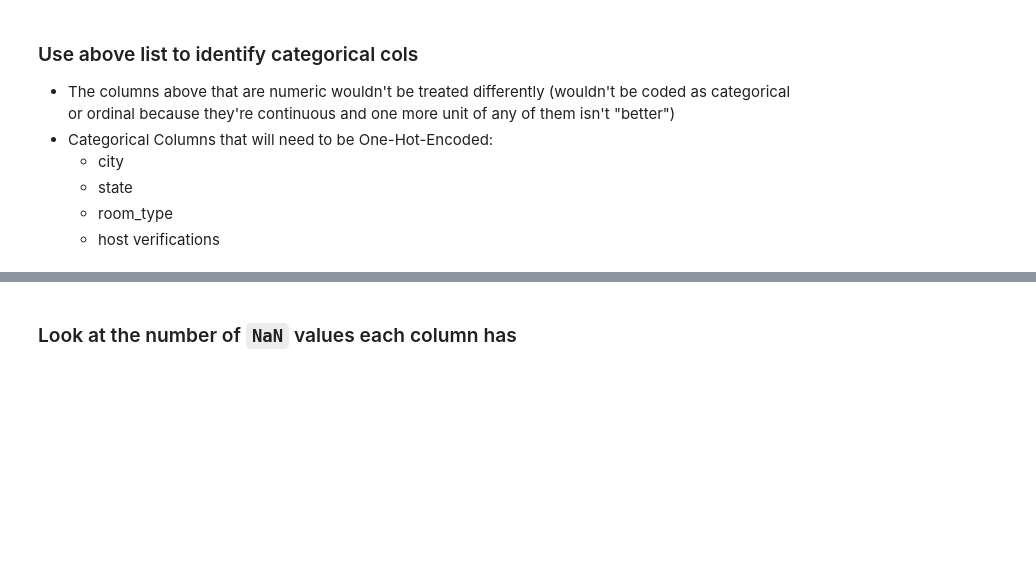
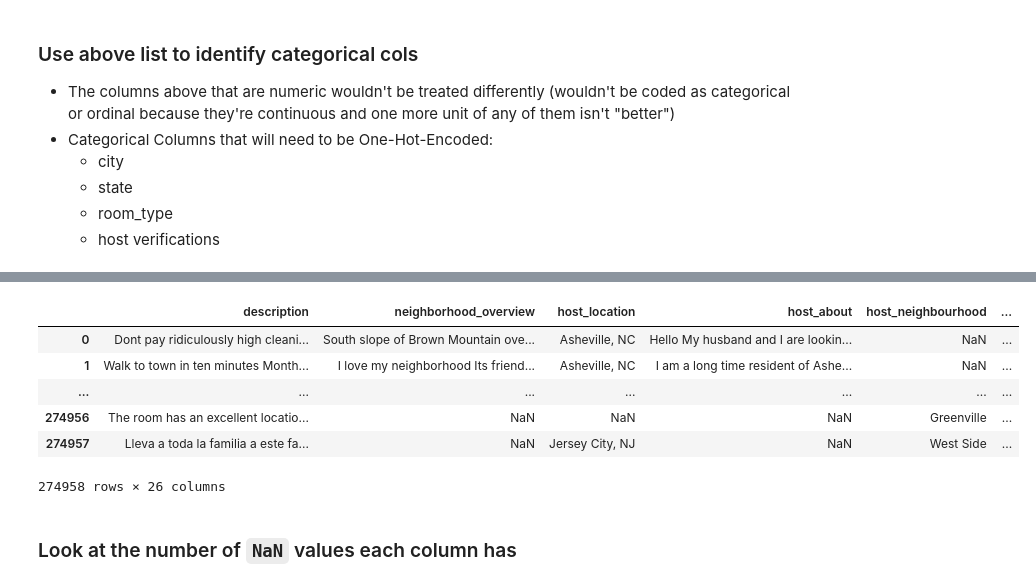
Before and after one commit to clairesarraille/airbnb_price_prediction, a Jupyter notebook: 01_Colab.ipynb, the cells around one changed output, grey strips where cells are left out. Drawn from its saved outputs; the diff is of its cells as text; code cells hidden in the pictures; blank space fills up the shorter version.

Commit message:
Remove availability cols and create loop to convert t/f to 1/0

```diff
--- a/01_Colab.ipynb
+++ b/01_Colab.ipynb
@@ -99,3 +107,5 @@ HTTPError: ignored
+# %%
+df = df_clean.copy()
 # %% [markdown]
 # Preview Data:
 # %%
@@ -165,0 +255,3 @@ for col in range(df.shape[1]):
+# %%
+# Drop license col:
+df = df.drop('id', axis=1)
@@ -165,0 +274,4 @@ for col in range(df.shape[1]):
+# %%
+avail_cols = ['has_availability',	'availability_30',	'availability_60',	'availability_90',	'availability_365']
+df.drop(avail_cols, axis=1)
+# %% [output]
@@ -166,3 +279,10 @@ for col in range(df.shape[1]):
+|  | description | neighborhood_overview | host_location | host_about | host_neighbourhood | ... |
+| 0 | Dont pay ridiculously high cleani... | South slope of Brown Mountain ove... | Asheville, NC | Hello My husband and I are lookin... | NaN | ... |
+| 1 | Walk to town in ten minutes Month... | I love my neighborhood Its friend... | Asheville, NC | I am a long time resident of Ashe... | NaN | ... |
+| ... | ... | ... | ... | ... | ... | ... |
+| 274956 | The room has an excellent locatio... | NaN | NaN | NaN | Greenville | ... |
+| 274957 | Lleva a toda la familia a este fa... | NaN | Jersey City, NJ | NaN | West Side | ... |
+274958 rows × 26 columns
 # %% [markdown]
 ### Look at the number of `NaN` values each column has
 # %%
```
Also changed, not shown: parts of 59 cells of this notebook.
